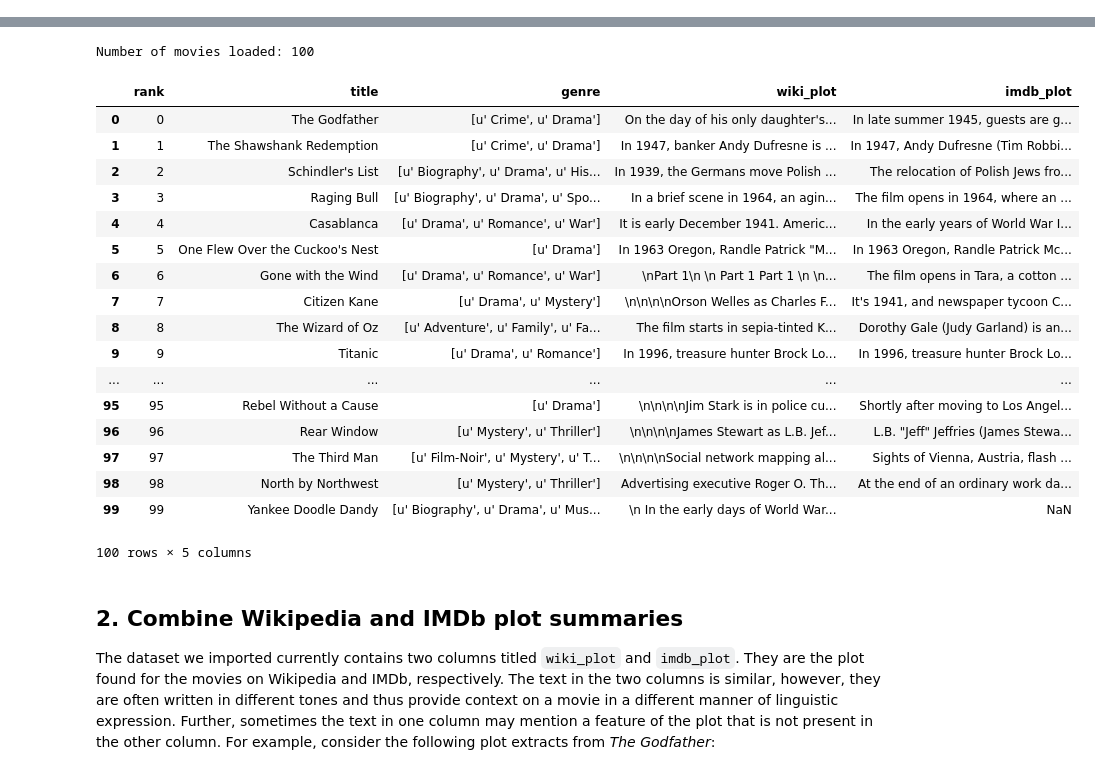
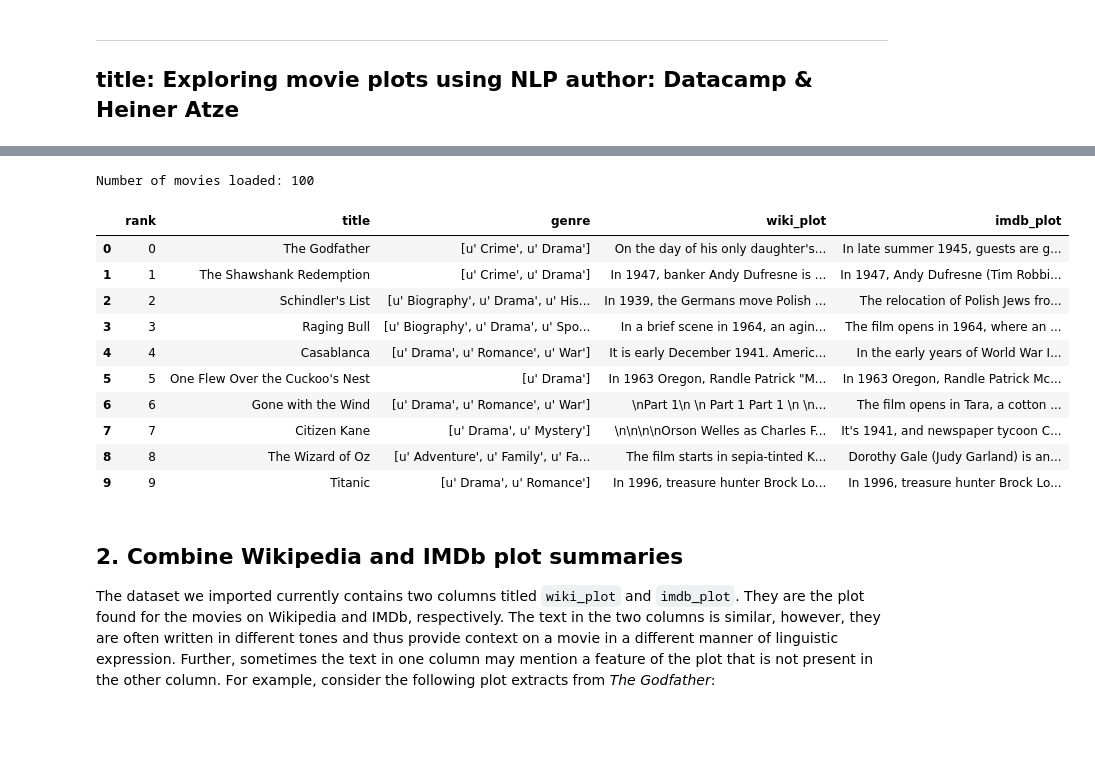
Before and after one commit to kantundpeterpan/datacam_projects, a Jupyter notebook: guided/python/nlp_movies_similarity/notebook.ipynb, the cells around one changed output, grey strips where cells are left out. Drawn from its saved outputs; the diff is of its cells as text; code cells hidden in the pictures; blank space fills up the shorter version.

```diff
--- a/guided/python/nlp_movies_similarity/notebook.ipynb
+++ b/guided/python/nlp_movies_similarity/notebook.ipynb
@@ -1,3 +1,8 @@
+# %% [markdown]
+---
+title: Exploring movie plots using NLP
+author: Datacamp & Heiner Atze
+---
 # %% [markdown]
 ## 1. Import and observe dataset
 <p>We all love watching movies! There are some movies we like, some we don't. Most people have a preference for movies of a similar genre. Some of us love watching action movies, while some of us like watching horror. Some of us like watching movies that have ninjas in them, while some of us like watching superheroes.</p>
@@ -9,39 +14,32 @@
 # %%
 # Import modules
 import numpy as np
 import pandas as pd
 import nltk
 
 # Set seed for reproducibility
 np.random.seed(5)
 
 # Read in IMDb and Wikipedia movie data (both in same file)
 movies_df = pd.read_csv('datasets/movies.csv')
 
 print("Number of movies loaded: %s " % (len(movies_df)))
 
 # Display the data
-movies_df
+movies_df.head(10)
 # %% [output]
 Number of movies loaded: 100
 |  | rank | title | genre | wiki_plot | imdb_plot |
 | 0 | 0 | The Godfather | [u' Crime', u' Drama'] | On the day of his only daughter's... | In late summer 1945, guests are g... |
 | 1 | 1 | The Shawshank Redemption | [u' Crime', u' Drama'] | In 1947, banker Andy Dufresne is ... | In 1947, Andy Dufresne (Tim Robbi... |
 | 2 | 2 | Schindler's List | [u' Biography', u' Drama', u' His... | In 1939, the Germans move Polish ... | The relocation of Polish Jews fro... |
 | 3 | 3 | Raging Bull | [u' Biography', u' Drama', u' Spo... | In a brief scene in 1964, an agin... | The film opens in 1964, where an ... |
 | 4 | 4 | Casablanca | [u' Drama', u' Romance', u' War'] | It is early December 1941. Americ... | In the early years of World War I... |
 | 5 | 5 | One Flew Over the Cuckoo's Nest | [u' Drama'] | In 1963 Oregon, Randle Patrick "M... | In 1963 Oregon, Randle Patrick Mc... |
 | 6 | 6 | Gone with the Wind | [u' Drama', u' Romance', u' War'] | \nPart 1\n \n Part 1 Part 1 \n \n... | The film opens in Tara, a cotton ... |
 | 7 | 7 | Citizen Kane | [u' Drama', u' Mystery'] | \n\n\n\nOrson Welles as Charles F... | It's 1941, and newspaper tycoon C... |
 | 8 | 8 | The Wizard of Oz | [u' Adventure', u' Family', u' Fa... | The film starts in sepia-tinted K... | Dorothy Gale (Judy Garland) is an... |
 | 9 | 9 | Titanic | [u' Drama', u' Romance'] | In 1996, treasure hunter Brock Lo... | In 1996, treasure hunter Brock Lo... |
-| ... | ... | ... | ... | ... | ... |
-| 95 | 95 | Rebel Without a Cause | [u' Drama'] | \n\n\n\nJim Stark is in police cu... | Shortly after moving to Los Angel... |
-| 96 | 96 | Rear Window | [u' Mystery', u' Thriller'] | \n\n\n\nJames Stewart as L.B. Jef... | L.B. "Jeff" Jeffries (James Stewa... |
-| 97 | 97 | The Third Man | [u' Film-Noir', u' Mystery', u' T... | \n\n\n\nSocial network mapping al... | Sights of Vienna, Austria, flash ... |
-| 98 | 98 | North by Northwest | [u' Mystery', u' Thriller'] | Advertising executive Roger O. Th... | At the end of an ordinary work da... |
-| 99 | 99 | Yankee Doodle Dandy | [u' Biography', u' Drama', u' Mus... | \n In the early days of World War... | NaN |
-100 rows × 5 columns
 # %% [markdown]
 ## 2. Combine Wikipedia and IMDb plot summaries
 <p>The dataset we imported currently contains two columns titled <code>wiki_plot</code> and <code>imdb_plot</code>. They are the plot found for the movies on Wikipedia and IMDb, respectively. The text in the two columns is similar, however, they are often written in different tones and thus provide context on a movie in a different manner of linguistic expression. Further, sometimes the text in one column may mention a feature of the plot that is not present in the other column. For example, consider the following plot extracts from <em>The Godfather</em>:</p>
```
Also changed, not shown: parts of 9 cells of this notebook, 7 other files.
